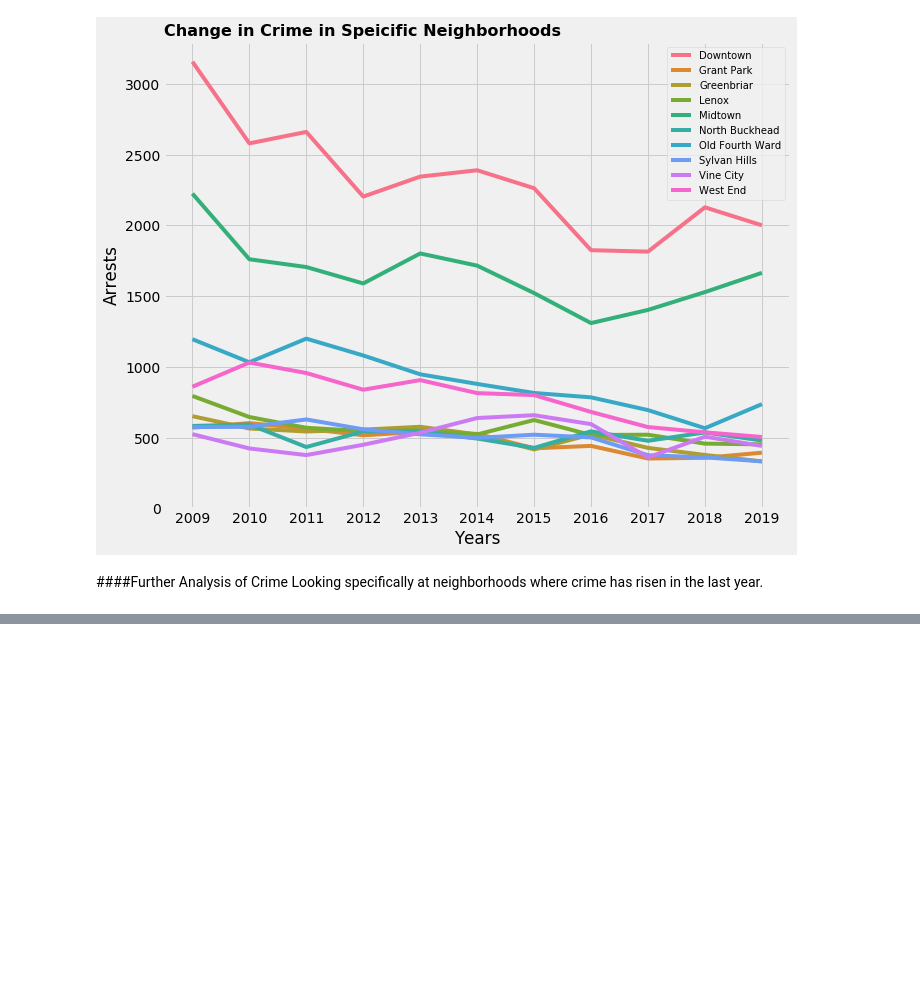
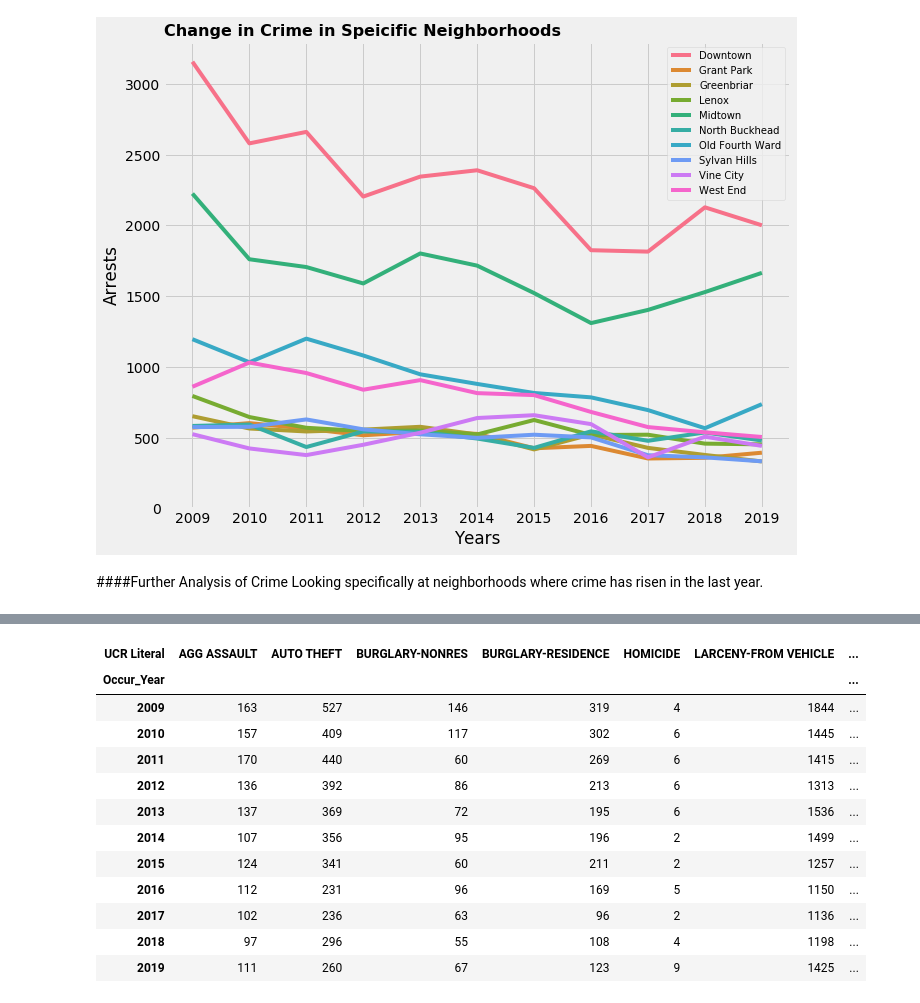
Before and after one commit to jiobu1/DS-Unit-1-Sprint-4-Data-Storytelling-Portfolio-Project, a Jupyter notebook: Jisha_Obukwelu_Unit_1_Data_Storytelling_Project.ipynb, the cells around one changed output, grey strips where cells are left out. Drawn from its saved outputs; the diff is of its cells as text; code cells hidden in the pictures; blank space fills up the shorter version.

```diff
--- a/Jisha_Obukwelu_Unit_1_Data_Storytelling_Project.ipynb
+++ b/Jisha_Obukwelu_Unit_1_Data_Storytelling_Project.ipynb
@@ -438,0 +447,21 @@ ValueError: ignored
+# %%
+#Calculating  specific crimes by years
+rise_crime = pd.crosstab(rise['Occur_Year'], rise['UCR Literal'])
+
+rise_crime  = rise_crime.drop([1916, 1976, 1993, 2004, 2007, 2008])
+
+rise_crime
+# %% [output]
+| UCR Literal | AGG ASSAULT | AUTO THEFT | BURGLARY-NONRES | BURGLARY-RESIDENCE | HOMICIDE | LARCENY-FROM VEHICLE | ... |
+| Occur_Year |  |  |  |  |  |  | ... |
+| 2009 | 163 | 527 | 146 | 319 | 4 | 1844 | ... |
+| 2010 | 157 | 409 | 117 | 302 | 6 | 1445 | ... |
+| 2011 | 170 | 440 | 60 | 269 | 6 | 1415 | ... |
+| 2012 | 136 | 392 | 86 | 213 | 6 | 1313 | ... |
+| 2013 | 137 | 369 | 72 | 195 | 6 | 1536 | ... |
+| 2014 | 107 | 356 | 95 | 196 | 2 | 1499 | ... |
+| 2015 | 124 | 341 | 60 | 211 | 2 | 1257 | ... |
+| 2016 | 112 | 231 | 96 | 169 | 5 | 1150 | ... |
+| 2017 | 102 | 236 | 63 | 96 | 2 | 1136 | ... |
+| 2018 | 97 | 296 | 55 | 108 | 4 | 1198 | ... |
+| 2019 | 111 | 260 | 67 | 123 | 9 | 1425 | ... |
```
Also changed, not shown: parts of 3 cells of this notebook.
